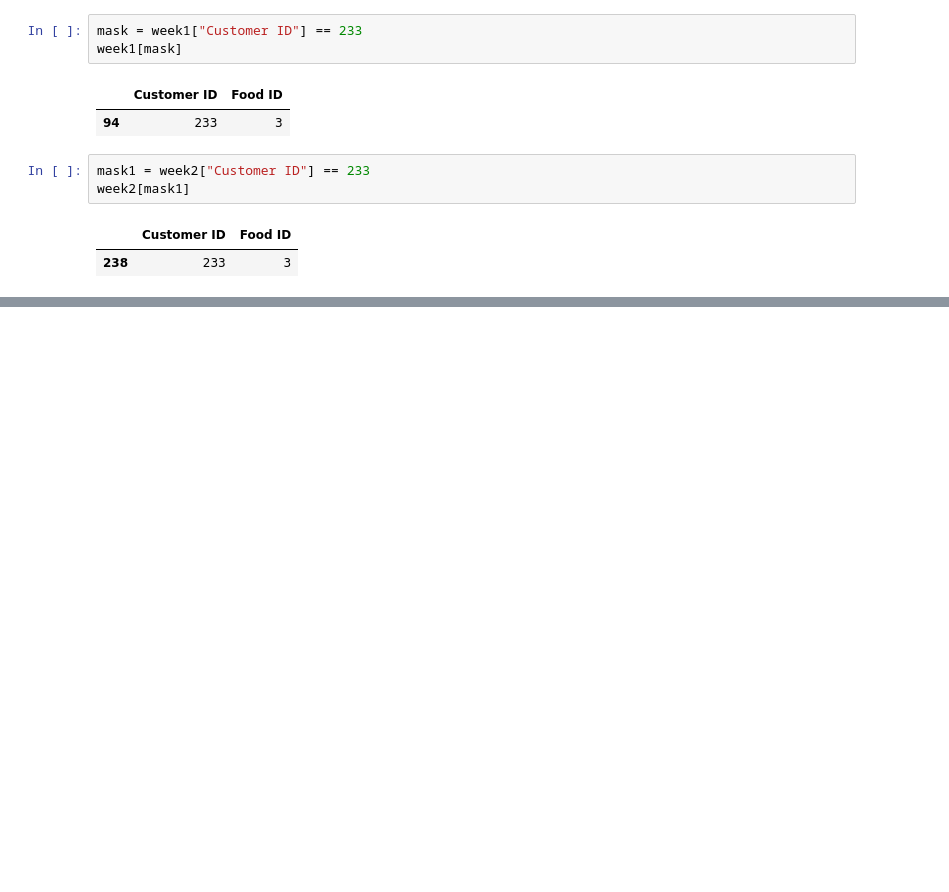
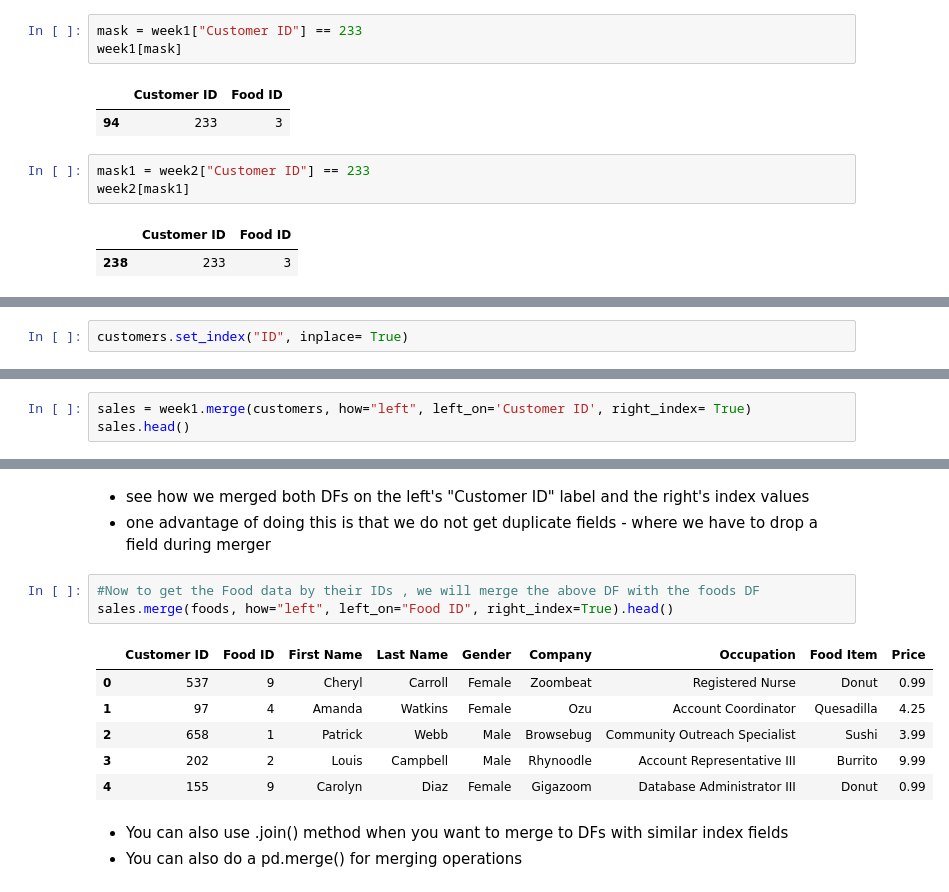
Before and after one commit to adminco/python_data_analysis, a Jupyter notebook: Concatenate_Merge_Join_Module.ipynb, the cells around one changed output, grey strips where cells are left out. Saved outputs shown, nothing was run; the diff lists cells and outputs as text; blank space fills up the shorter version.

```diff
--- a/Concatenate_Merge_Join_Module.ipynb
+++ b/Concatenate_Merge_Join_Module.ipynb
@@ -77,0 +227,2 @@ week2[mask1]
+# %%
+customers.set_index("ID", inplace= True)
@@ -77,0 +243,3 @@ week2[mask1]
+# %%
+sales = week1.merge(customers, how="left", left_on='Customer ID', right_index= True)
+sales.head()
@@ -77,0 +253,16 @@ week2[mask1]
+# %% [markdown]
+- see how we merged both DFs on the left's "Customer ID" label and the right's index values
+- one advantage of doing this is that we do not get duplicate fields - where we have to drop a field during merger
+# %%
+#Now to get the Food data by their IDs , we will merge the above DF with the foods DF
+sales.merge(foods, how="left", left_on="Food ID", right_index=True).head()
+# %% [output]
+|  | Customer ID | Food ID | First Name | Last Name | Gender | Company | Occupation | Food Item | Price |
+| 0 | 537 | 9 | Cheryl | Carroll | Female | Zoombeat | Registered Nurse | Donut | 0.99 |
+| 1 | 97 | 4 | Amanda | Watkins | Female | Ozu | Account Coordinator | Quesadilla | 4.25 |
+| 2 | 658 | 1 | Patrick | Webb | Male | Browsebug | Community Outreach Specialist | Sushi | 3.99 |
+| 3 | 202 | 2 | Louis | Campbell | Male | Rhynoodle | Account Representative III | Burrito | 9.99 |
+| 4 | 155 | 9 | Carolyn | Diaz | Female | Gigazoom | Database Administrator III | Donut | 0.99 |
+# %% [markdown]
+ - You can also use .join() method when you want to merge to DFs with similar index fields
+ - You can also do a pd.merge() for merging operations
```
Also changed, not shown: parts of 29 cells of this notebook.
